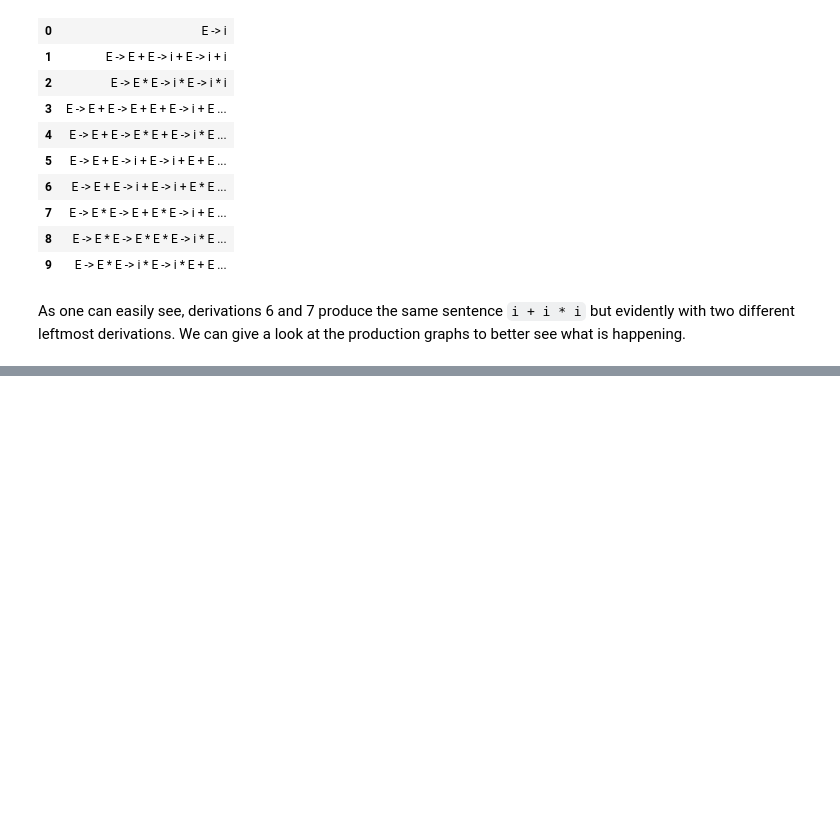
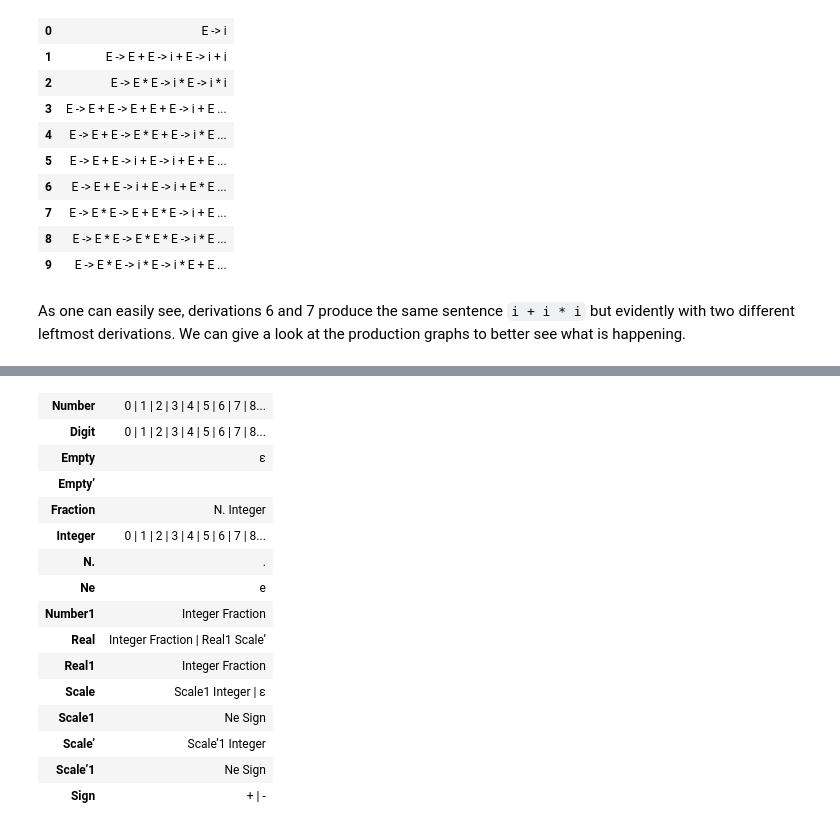
Before and after one commit to let-unimi/liblet, a Jupyter notebook: docs/examples.ipynb, the cells around one changed output, grey strips where cells are left out. Saved outputs shown, nothing was run; the diff lists cells and outputs as text; code cells hidden in the pictures; blank space fills up the shorter version.

```diff
--- a/docs/examples.ipynb
+++ b/docs/examples.ipynb
@@ -136,0 +354,3 @@ side_by_side(ProductionGraph(D[6]), ProductionGraph(D[7]))
+# %%
+G = eliminate_unit_rules(G)
+prods2table(G)
@@ -136,0 +371,20 @@ side_by_side(ProductionGraph(D[6]), ProductionGraph(D[7]))
+# %%
+def transform_nonsolitary(G):
+    prods = set()
+    for A, α in G.P:
+        if len(α) > 1 and set(α) & G.T:
+            rhs = []
+            for x in α:
+                if x in G.T:
+                    N = 'N{}'.format(x)
+                    prods.add(Production(N, (x, )))
+                    rhs.append(N)
+                else:
+                    rhs.append(x)
+            prods.add(Production(A, rhs))
+        else:
+            prods.add(Production(A, α))
+    return Grammar(G.N | {A for A, α in prods}, G.T, prods, G.S)
+# %%
+G = transform_nonsolitary(G)
+prods2table(G)
@@ -136,0 +403,14 @@ side_by_side(ProductionGraph(D[6]), ProductionGraph(D[7]))
+# %%
+def make_binary(G):
+    prods = set()
+    for A, α in G.P:
+        if len(α) > 2:
+            Ai = '{}{}'.format(A, 1)
+            prods.add(Production(Ai, α[:2]))
+            for i, Xi in enumerate(α[2:-1], 2):
+                prods.add(Production('{}{}'.format(A, i), (Ai, Xi)))
+                Ai = '{}{}'.format(A, i)
+            prods.add(Production(A, (Ai, α[-1])))
+        else:
+            prods.add(Production(A, α))
+    return Grammar(G.N | {A for A, α in prods}, G.T, prods, G.S)
@@ -136,0 +517,21 @@ side_by_side(ProductionGraph(D[6]), ProductionGraph(D[7]))
+# %%
+Gp = eliminate_unit_rules(eliminate_ε_rules(Gorig))
+Gp = transform_nonsolitary(make_binary(Gp))
+prods2table(Gp)
+# %% [output]
+| Number | 0 | 1 | 2 | 3 | 4 | 5 | 6 | 7 | 8... |
+| Digit | 0 | 1 | 2 | 3 | 4 | 5 | 6 | 7 | 8... |
+| Empty | ε |
+| Empty’ |  |
+| Fraction | N. Integer |
+| Integer | 0 | 1 | 2 | 3 | 4 | 5 | 6 | 7 | 8... |
+| N. | . |
+| Ne | e |
+| Number1 | Integer Fraction |
+| Real | Integer Fraction | Real1 Scale’ |
+| Real1 | Integer Fraction |
+| Scale | Scale1 Integer | ε |
+| Scale1 | Ne Sign |
+| Scale’ | Scale’1 Integer |
+| Scale’1 | Ne Sign |
+| Sign | + | - |
```
Also changed, not shown: parts of 62 cells of this notebook, 5 other files.
